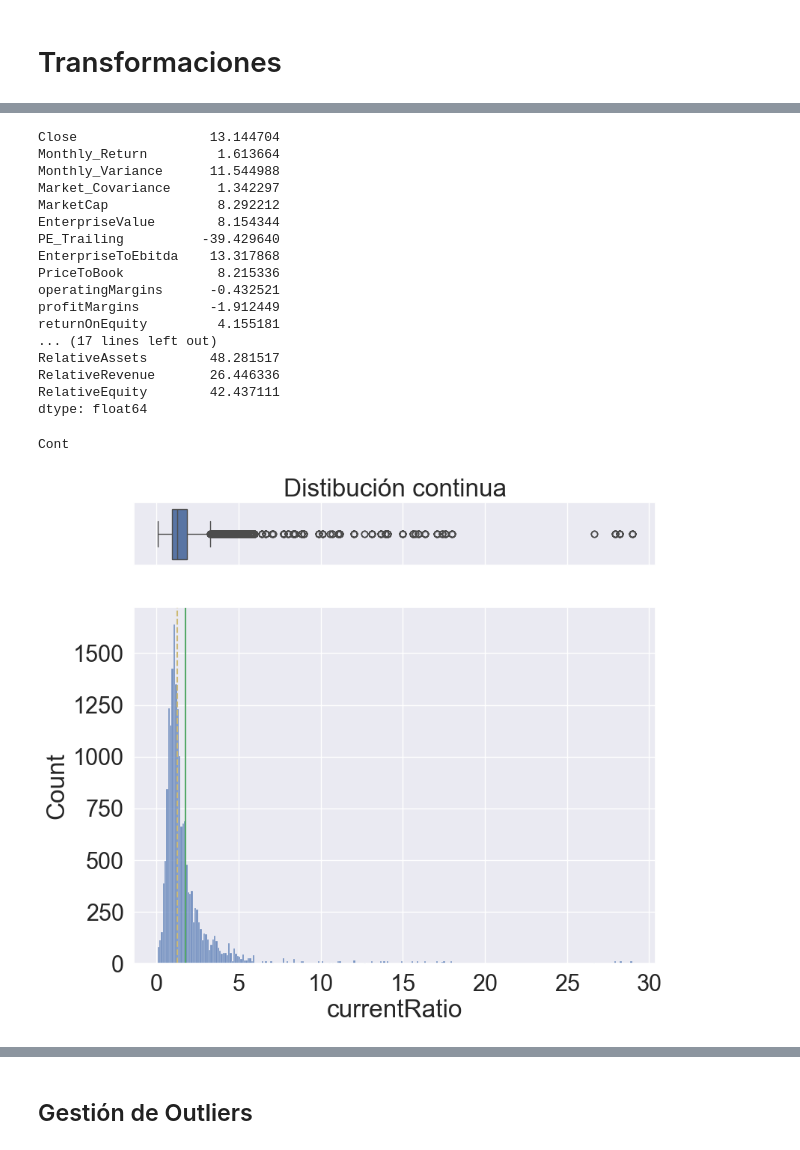
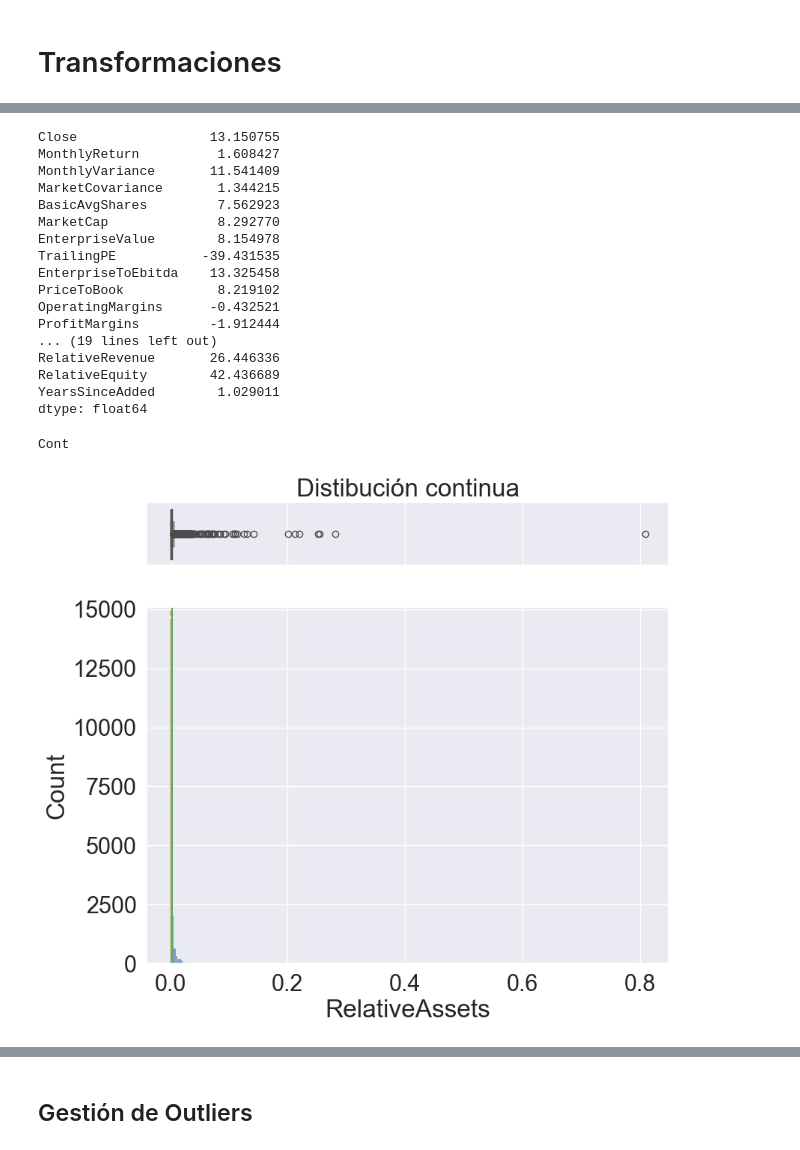
Before and after one commit to sebakremis/FinDataMining, a Jupyter notebook: 02_Transform.ipynb, the cells around one changed output, grey strips where cells are left out. Cells and saved outputs as stored; diff of their text form; code cells hidden in the pictures.

```diff
--- a/02_Transform.ipynb
+++ b/02_Transform.ipynb
@@ -32,0 +54,4 @@ memory usage: 4.5+ MB
+# %%
+# Incidencia de missings en columnas no numéricas
+df_non_numeric = df.select_dtypes(exclude='number')
+df_non_numeric.apply(lambda x: x.isna().sum() / len(x)).sort_values(ascending=False)
@@ -60,5 +91,6 @@ memory usage: 4.0 MB
 # %%
-df_imputed = pd.concat([df_cont_imputed, df.select_dtypes(exclude='number')], axis=1)
+# Se vuelven a unir las columnas numéricas y no numéricas
+df_imputed = pd.concat([df_cont_imputed, df_non_numeric], axis=1)
 df_imputed.info()
 # %% [output]
 <class 'pandas.core.frame.DataFrame'>
@@ -89,3 +121,14 @@ columnas_monetarias = ['MarketCap', 'EnterpriseValue', 'TotalAssets', 'TotalReve
 
 for col in columnas_monetarias:
     df_transformed[col] = df_transformed[col] / 10**9
+# %%
+#  Pasar DateAdded a formato datetime y transformar a YearsSinceAdded
+df_transformed['DateAdded'] = pd.to_datetime(df_transformed['DateAdded'], errors='coerce')
+df_transformed['YearsSinceAdded'] = round(((pd.Timestamp.now() - df_transformed['DateAdded']).dt.days / 365.25), 0)
+df_transformed.drop('DateAdded', axis=1, inplace=True)
+# %%
+# Convertir Sector a category
+df_transformed['Sector'] = df_transformed['Sector'].astype('category')
+
+# Valores unicos en Sector
+df_transformed['Sector'].value_counts()
@@ -114,28 +171,28 @@ df_transformed.describe().round(4).T
 # Coeficientes de asimetría
 df_transformed.select_dtypes(include="number").skew()
 # %% [output]
-Close                 13.144704
-Monthly_Return         1.613664
-Monthly_Variance      11.544988
-Market_Covariance      1.342297
-MarketCap              8.292212
-EnterpriseValue        8.154344
-PE_Trailing          -39.429640
-EnterpriseToEbitda    13.317868
-PriceToBook            8.215336
-operatingMargins      -0.432521
-profitMargins         -1.912449
-returnOnEquity         4.155181
-... (17 lines left out)
-RelativeAssets        48.281517
+Close                 13.150755
+MonthlyReturn          1.608427
+MonthlyVariance       11.541409
+MarketCovariance       1.344215
+BasicAvgShares         7.562923
+MarketCap              8.292770
+EnterpriseValue        8.154978
+TrailingPE           -39.431535
+EnterpriseToEbitda    13.325458
+PriceToBook            8.219102
+OperatingMargins      -0.432521
+ProfitMargins         -1.912444
+... (19 lines left out)
 RelativeRevenue       26.446336
-RelativeEquity        42.437111
+RelativeEquity        42.436689
+YearsSinceAdded        1.029011
 dtype: float64
 # %%
 # Graficar
-columna_a_graficar = 'currentRatio' # indicar columna para el grafico
+columna_a_graficar = 'RelativeAssets' # indicar columna para el grafico
 plot(df_transformed[columna_a_graficar])
 # %% [output]
 Cont
-[figure, old version]
+[figure, new version]
 # %%
```
Also changed, not shown: parts of 21 cells of this notebook, 3 other files.
